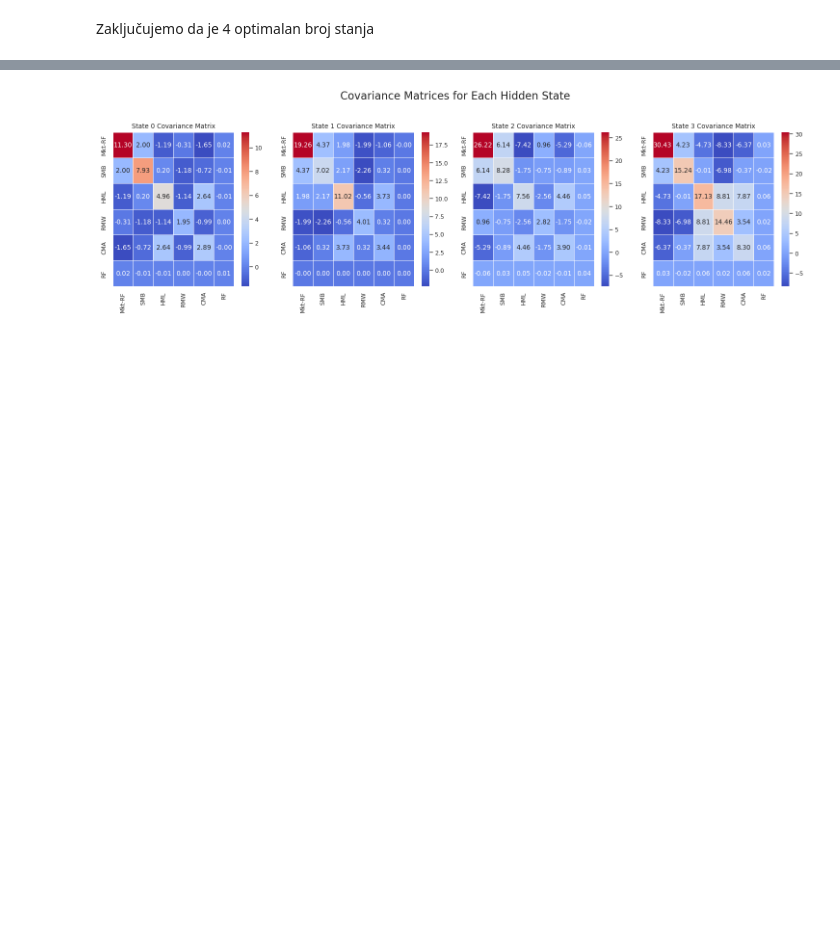
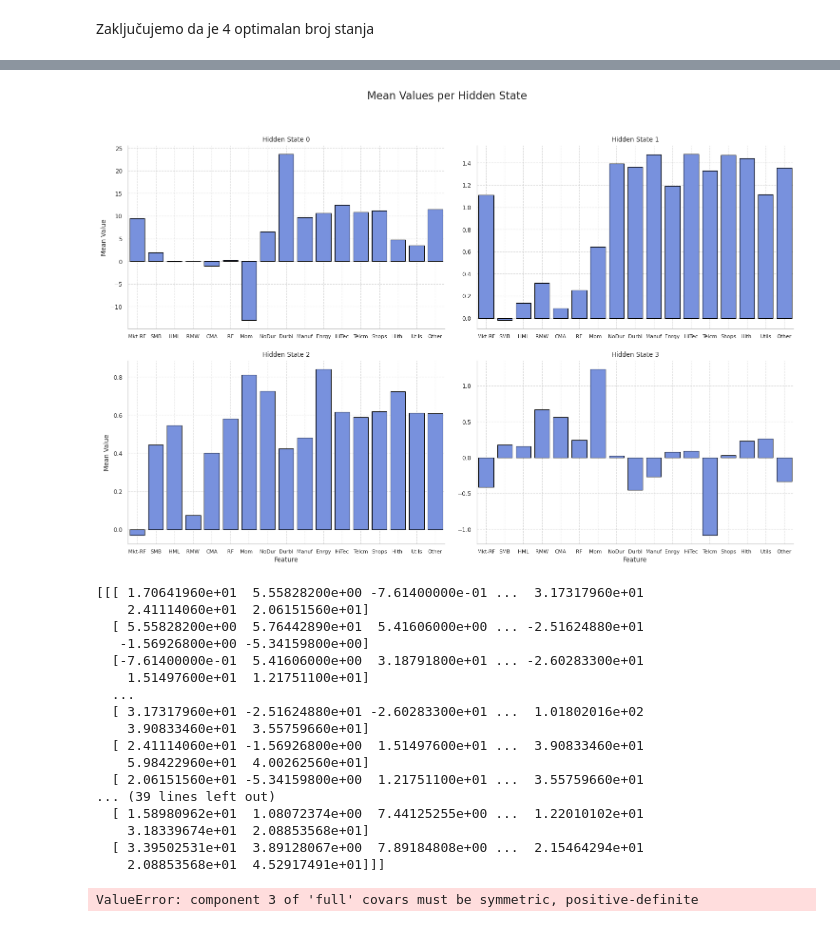
Before and after one commit to evucelic/HMM-Market-Regime-Estimation, a Jupyter notebook: fama_french_HMM.ipynb, the cells around one changed output, grey strips where cells are left out. Cells and saved outputs as stored; diff of their text form; code cells hidden in the pictures; blank space fills up the shorter version.

```diff
--- a/fama_french_HMM.ipynb
+++ b/fama_french_HMM.ipynb
@@ -12,7 +12,10 @@ sns.set_palette("coolwarm")
 rs = check_random_state(42)
 # %%
 data_fama_french = pd.read_csv("data/F-F_Research_Data_5_Factors_2x3.csv", skiprows=3)
-data_fama_french_daily = pd.read_csv("data/F-F_Research_Data_5_Factors_2x3_daily.CSV", skiprows=3)
+data_fama_french_momentum = pd.read_csv("data/F-F_Momentum_Factor.CSV", skiprows=13)
+data_fama_french_industry_portfolios = pd.read_csv("data/10_Industry_Portfolios.CSV", skiprows=11) # value weighted
+
+# data_fama_french_daily = pd.read_csv("data/F-F_Research_Data_5_Factors_2x3_daily.CSV", skiprows=3)
 # data_stocks = pd.read_csv("data/characteristics_data_feb2017.csv")
 # %%
 data_fama_french["Date"] = pd.to_datetime(data_fama_french["Date"], format="%Y%m")
@@ -232,0 +298,4 @@ hidden_states = h.predict(X, lengths=len(X))
+# %%
+plot_means_by_state(h, model_parameters_df)
+# %% [output]
+[figure, added]
@@ -247,12 +319,9 @@ def remap_hidden_states_by_covariance(h, hidden_states):
 
     return hidden_states
 # %%
-# use previous function to remap the hidden states
-hidden_states = remap_hidden_states_by_covariance(h, hidden_states)
-
 covariance_matrices = h.covars_
 
-factor_names = data_fama_french.columns.tolist()
+factor_names = model_parameters_df.columns.tolist()
 
 num_states = len(covariance_matrices)
 fig, axes = plt.subplots(1, num_states, figsize=(15, 5))
@@ -276,7 +345,24 @@ plt.suptitle("Covariance Matrices for Each Hidden State", fontsize=16)
 plt.tight_layout(rect=[0, 0.03, 1, 0.95])
 plt.show()
 # %% [output]
-[figure, removed]
+[[[ 1.70641960e+01  5.55828200e+00 -7.61400000e-01 ...  3.17317960e+01
+    2.41114060e+01  2.06151560e+01]
+  [ 5.55828200e+00  5.76442890e+01  5.41606000e+00 ... -2.51624880e+01
+   -1.56926800e+00 -5.34159800e+00]
+  [-7.61400000e-01  5.41606000e+00  3.18791800e+01 ... -2.60283300e+01
+    1.51497600e+01  1.21751100e+01]
+  ...
+  [ 3.17317960e+01 -2.51624880e+01 -2.60283300e+01 ...  1.01802016e+02
+    3.90833460e+01  3.55759660e+01]
+  [ 2.41114060e+01 -1.56926800e+00  1.51497600e+01 ...  3.90833460e+01
+    5.98422960e+01  4.00262560e+01]
+  [ 2.06151560e+01 -5.34159800e+00  1.21751100e+01 ...  3.55759660e+01
+... (39 lines left out)
+  [ 1.58980962e+01  1.08072374e+00  7.44125255e+00 ...  1.22010102e+01
+    3.18339674e+01  2.08853568e+01]
+  [ 3.39502531e+01  3.89128067e+00  7.89184808e+00 ...  2.15464294e+01
+    2.08853568e+01  4.52917491e+01]]]
+ValueError: component 3 of 'full' covars must be symmetric, positive-definite
 # %%
 # plot transition matrix
 fig, ax = plt.subplots()
```
Also changed, not shown: parts of 13 cells of this notebook.
